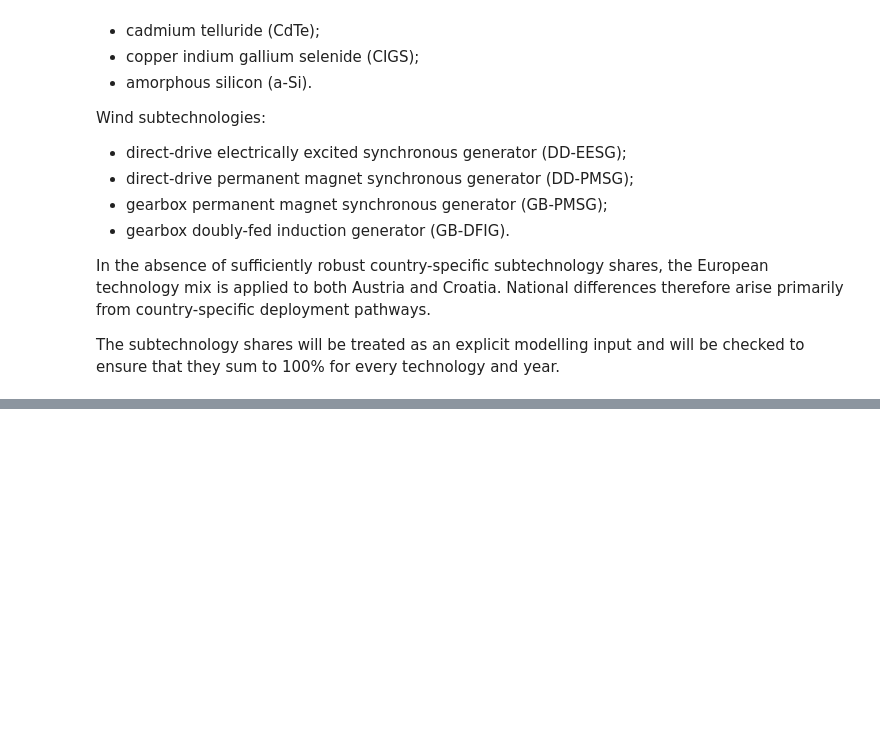
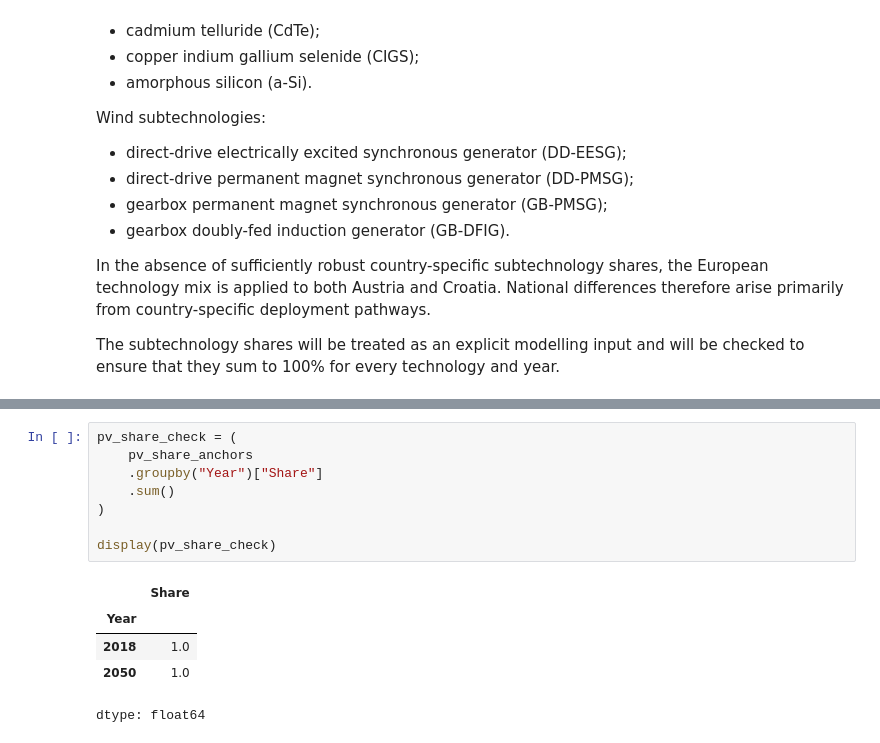
Before and after one commit to Trickwillfrit/MFA, a Jupyter notebook: notebooks/ENV501_Austria_Croatia_MFA.ipynb, the cells around one changed output, grey strips where cells are left out. Cells and saved outputs as stored; diff of their text form; blank space fills up the shorter version.

```diff
--- a/notebooks/ENV501_Austria_Croatia_MFA.ipynb
+++ b/notebooks/ENV501_Austria_Croatia_MFA.ipynb
@@ -794,0 +846,14 @@ The subtechnology shares will be treated as an explicit modelling input and will
+# %%
+pv_share_check = (
+    pv_share_anchors
+    .groupby("Year")["Share"]
+    .sum()
+)
+
+display(pv_share_check)
+# %% [output]
+|  | Share |
+| Year |  |
+| 2018 | 1.0 |
+| 2050 | 1.0 |
+dtype: float64
```
Also changed, not shown: parts of 3 cells of this notebook.
